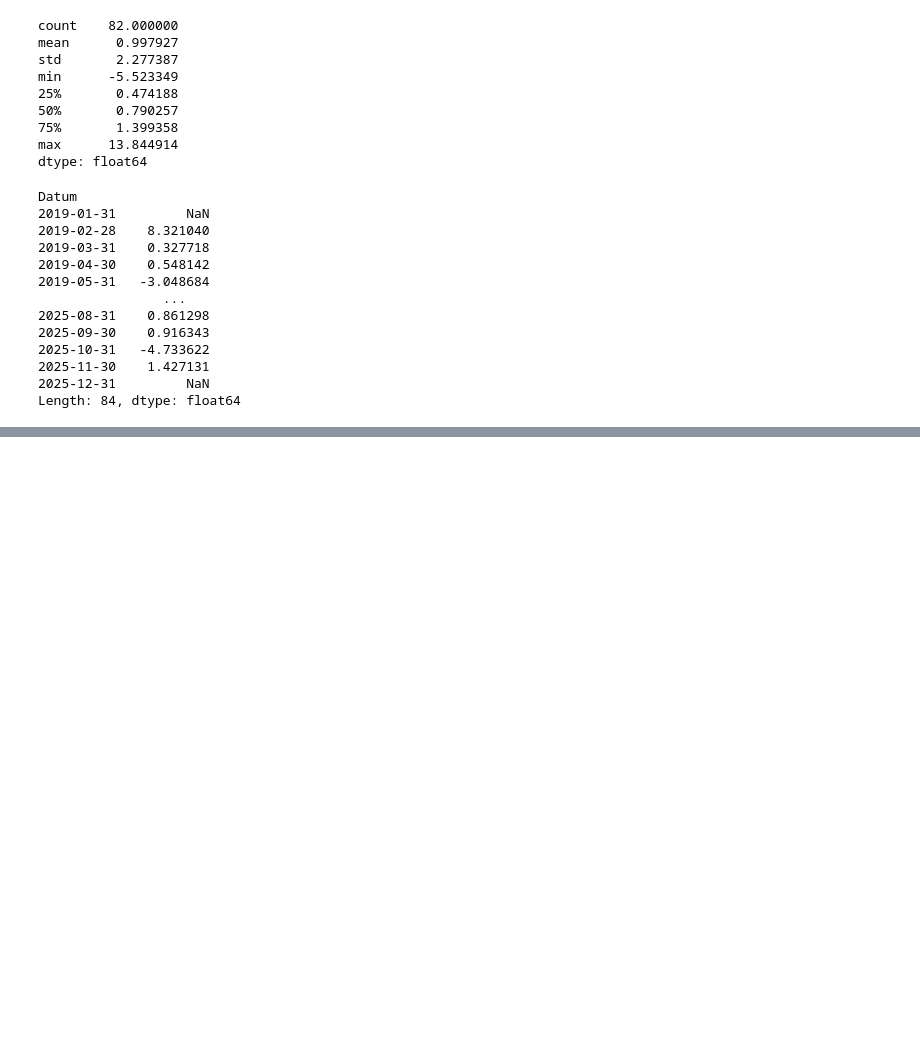
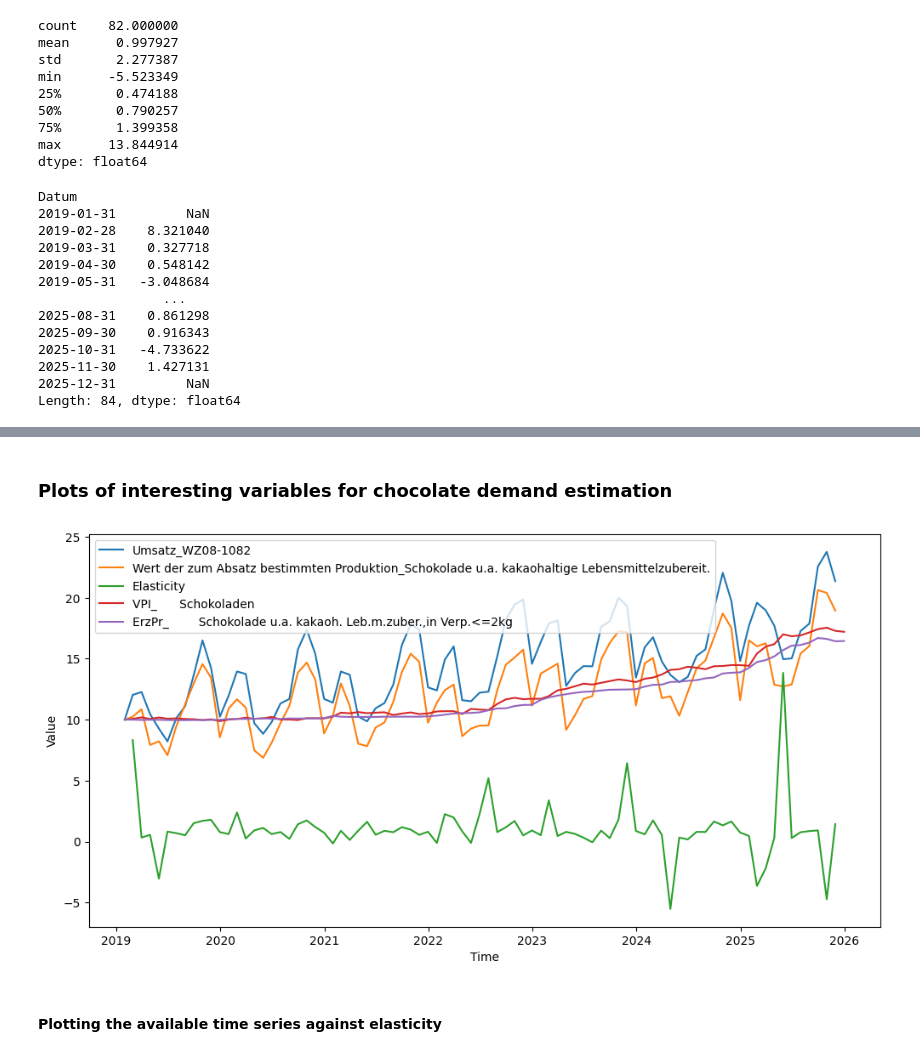
Before and after one commit to salimaabdalla/dpp_projekt_2026, a Jupyter notebook: notebooks/07_estimation_price_elasticity.ipynb, the cells around one changed output, grey strips where cells are left out. Saved outputs shown, nothing was run; the diff lists cells and outputs as text; code cells hidden in the pictures; blank space fills up the shorter version.

```diff
--- a/notebooks/07_estimation_price_elasticity.ipynb
+++ b/notebooks/07_estimation_price_elasticity.ipynb
@@ -128,0 +142,28 @@ Very dynamic price elasticity of chocolates
+# %% [markdown]
+### Plots of interesting variables for chocolate demand estimation
+# %%
+# defining  household consumption and producer price
+household_consumption = df.iloc[:, 93]
+producer_price = df.iloc[:, 78]
+
+# using the first entry of time series to make indexes comparable
+household_consumption = household_consumption / household_consumption.iloc[0] *10
+producer_price = producer_price / producer_price.iloc[0] *10
+demand = demand / demand.iloc[0] *10
+price = price / price.iloc[0] *10
+# %%
+# plotting demand, price, elasticity, household consumption, producer price
+plt.figure(figsize=(12, 6))
+plt.plot(demand, label=df.iloc[:, 45].name)
+plt.plot(price, label=df.iloc[:, 122].name)
+plt.plot(elasticity, label='Elasticity')
+plt.plot(household_consumption, label=df.iloc[:, 93].name)
+plt.plot(producer_price, label=df.iloc[:, 78].name)
+plt.xlabel('Time')
+plt.ylabel('Value')
+plt.legend()
+plt.show()
+# %% [output]
+[figure, added]
+# %% [markdown]
+#### Plotting the available time series against elasticity
```
Also changed, not shown: parts of 6 cells of this notebook.
